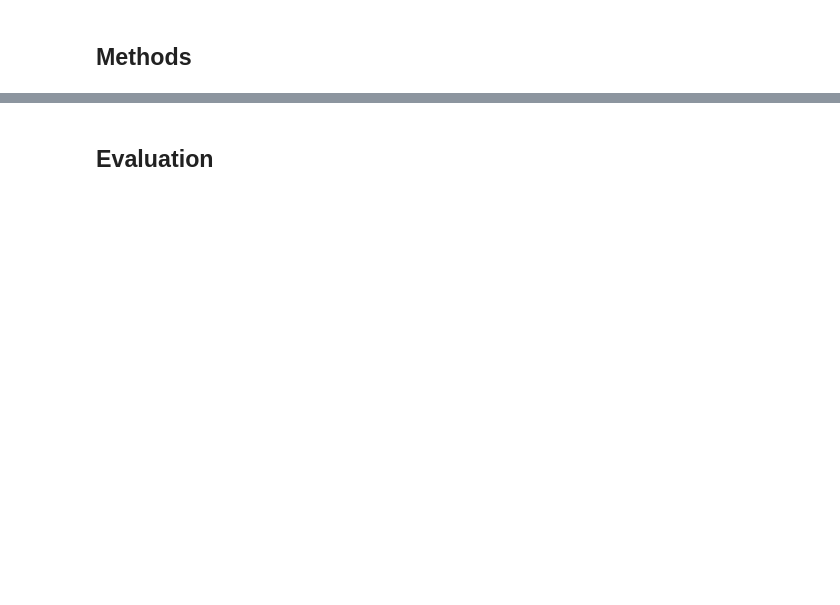
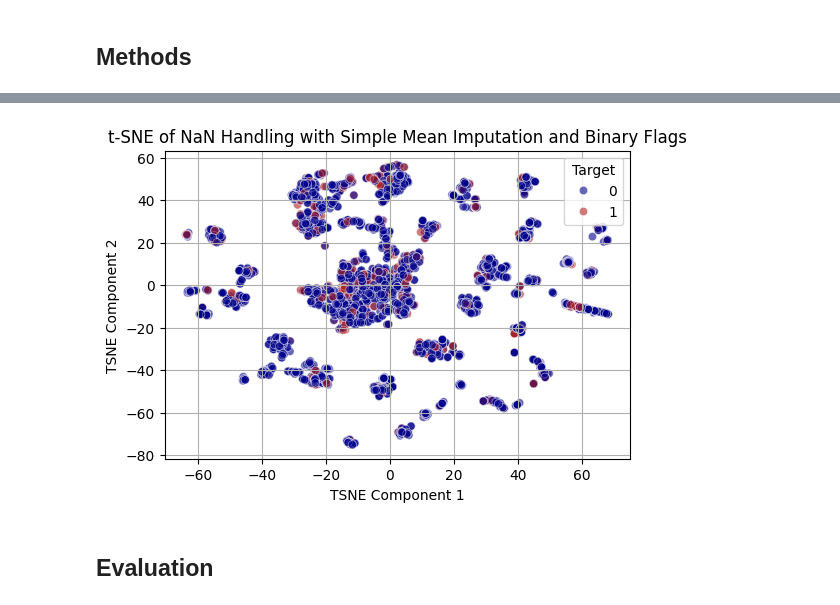
Before and after one commit to DataScienceAndEngineering/machine-learning-dse-i210-final-project-credit-risk, a Jupyter notebook: reports/final_report.ipynb, the cells around one changed output, grey strips where cells are left out. Cells and saved outputs as stored; diff of their text form; code cells hidden in the pictures; blank space fills up the shorter version.

```diff
--- a/reports/final_report.ipynb
+++ b/reports/final_report.ipynb
@@ -126,2 +425,6 @@ import utils.merge_tools as merge_tools
+# %%
+preprocess_and_tsne_with_nan_handling(X_valid_imputed_average, y_valid, 't-SNE of NaN Handling with Simple Mean Imputation and Binary Flags')
+# %% [output]
+[figure, added]
 # %% [markdown]
 ## Evaluation
```
Also changed, not shown: parts of 41 cells of this notebook.
